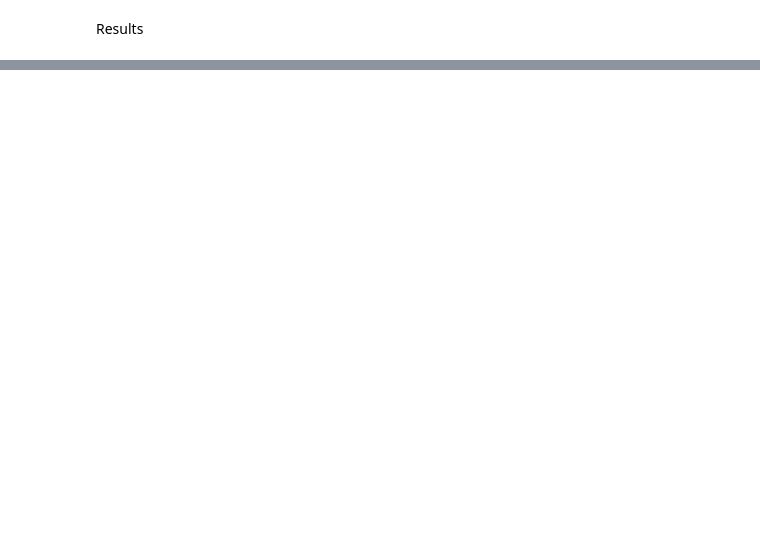
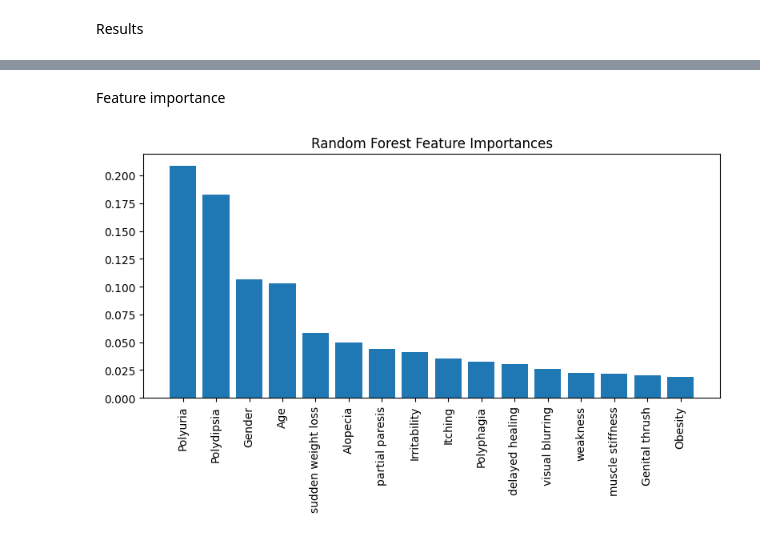
Before and after one commit to Meowmixforme/Kaggle_Machine_Learning_Projects, a Jupyter notebook: Project 3 Diabetes Risk Prediction/Diabetes_Risk_Prediction.ipynb, the cells around one changed output, grey strips where cells are left out. Cells and saved outputs as stored; diff of their text form; code cells hidden in the pictures; blank space fills up the shorter version.

```diff
--- a/Project 3 Diabetes Risk Prediction/Diabetes_Risk_Prediction.ipynb
+++ b/Project 3 Diabetes Risk Prediction/Diabetes_Risk_Prediction.ipynb
@@ -166,0 +197,8 @@ Support Vector Machine (Linear Kernel): 92.31%
+# %%
+for name, model in models.items():
+    y_pred = model.predict(X_test)
+    acc = accuracy_score(y_test, y_pred)
+    print(f"\n{name} Accuracy: {acc*100:.2f}%")
+    print(classification_report(y_test, y_pred, target_names=le.classes_))
+    print("Confusion Matrix:")
+    print(confusion_matrix(y_test, y_pred))
@@ -166,0 +223,27 @@ Support Vector Machine (Linear Kernel): 92.31%
+# %% [markdown]
+Feature importance
+# %%
+def plot_feature_importance(model, X_train, model_name):
+    if hasattr(model, "feature_importances_"):
+        importances = model.feature_importances_
+        indices = np.argsort(importances)[::-1]
+        plt.figure(figsize=(8,5))
+        plt.title(f"{model_name} Feature Importances")
+        plt.bar(range(X_train.shape[1]), importances[indices])
+        plt.xticks(range(X_train.shape[1]), X_train.columns[indices], rotation=90)
+        plt.tight_layout()
+        plt.show()
+    elif hasattr(model, "coef_"):
+        importances = np.abs(model.coef_[0])
+        indices = np.argsort(importances)[::-1]
+        plt.figure(figsize=(8,5))
+        plt.title(f"{model_name} Coefficients")
+        plt.bar(range(X_train.shape[1]), importances[indices])
+        plt.xticks(range(X_train.shape[1]), X_train.columns[indices], rotation=90)
+        plt.tight_layout()
+        plt.show()
+
+# Example: Plot for Random Forest
+plot_feature_importance(models["Random Forest"], X_train, "Random Forest")
+# %% [output]
+[figure, added]
```
Also changed, not shown: parts of 15 cells of this notebook.
